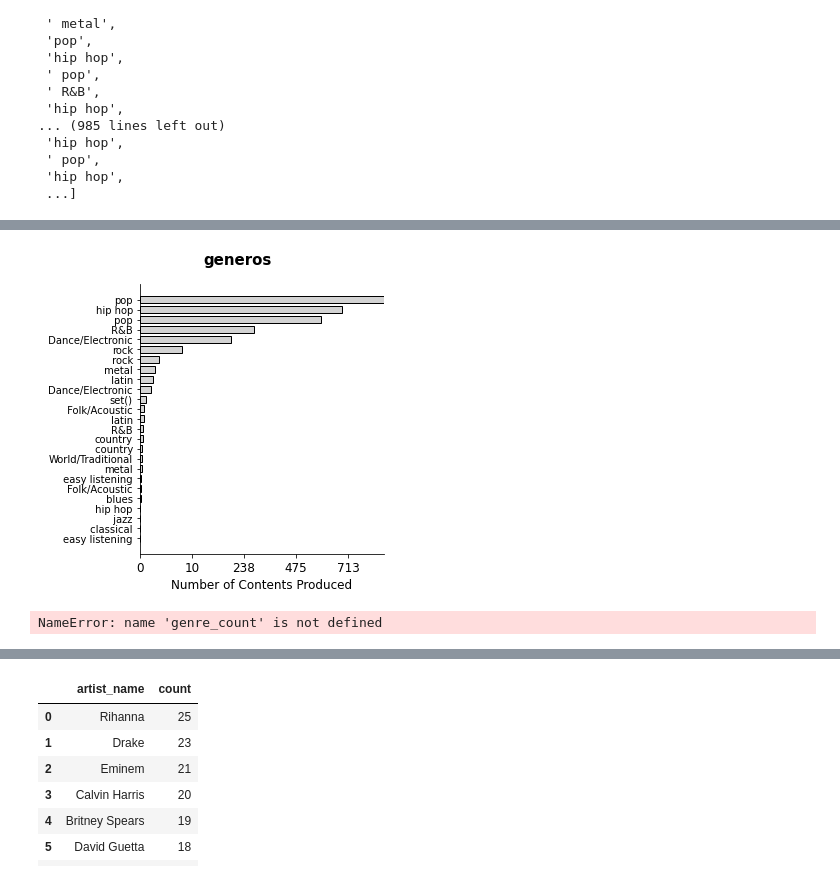
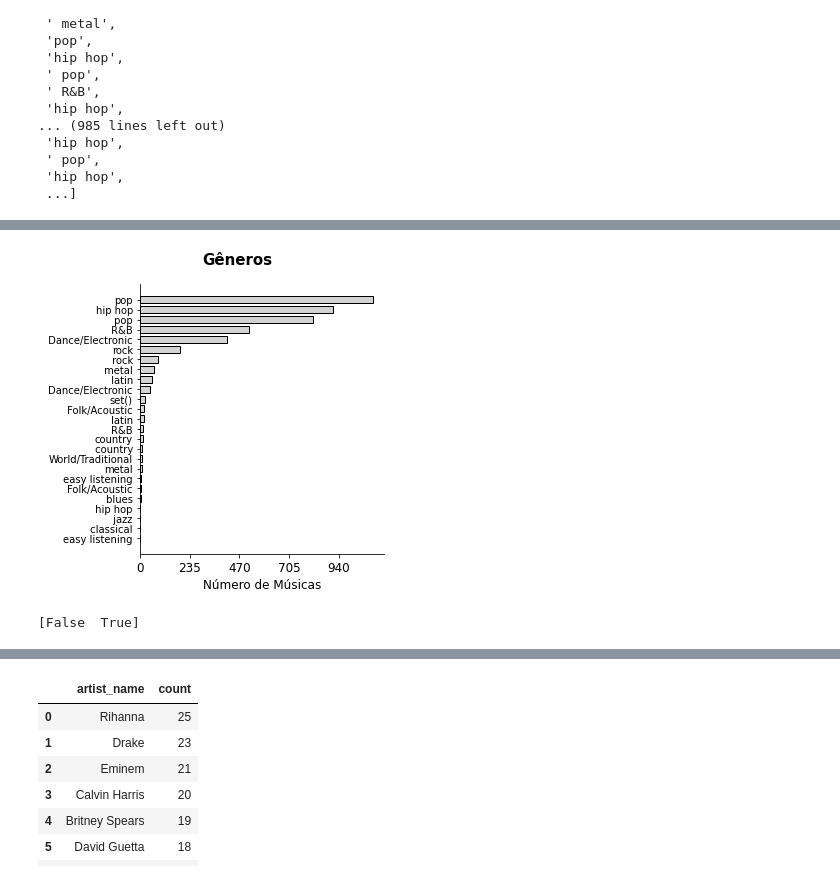
Before and after one commit to lucallegari/project02, a Jupyter notebook: projeto.ipynb, the cells around one changed output, grey strips where cells are left out. Saved outputs shown, nothing was run; the diff lists cells and outputs as text; code cells hidden in the pictures.

```diff
--- a/projeto.ipynb
+++ b/projeto.ipynb
@@ -114,8 +115,9 @@ df_songs['genre'].apply(lambda x : x.split(',')).sum()
  'hip hop',
  ...]
 # %%
-first_genre_list = df_songs['genre'].apply(lambda x : x.split(',')).sum()
-first_genre_count = Counter(first_genre_list).most_common()
-df_first_genre_count = pd.DataFrame(first_genre_count)
-df_first_genre_count.columns = ['first_genre_name', 'count']
-df_first_genre_count.head(10)
+genre_list = df_songs['genre'].apply(lambda x : x.split(',')).sum()
+genre_count = Counter(genre_list).most_common()
+df_genre_count = pd.DataFrame(genre_count)
+df_genre_count.columns = ['genre_name', 'count']
+df_genre_count.head(10)
+df_genre_complete = pd.concat([df_songs, df_genre_count])
@@ -146,28 +138,34 @@ ValueError: Could not interpret value `energy` for parameter `x`
 # %%
 fig, ax = plt.subplots(1, 1, figsize=(5,5))
 
-xtichlabels = 0, 10, 238, 475, 713, 950
+xtichlabels = 0, 235, 470, 705, 940
 
-ax.barh(df_first_genre_count.sort_values(by='count')['first_genre_name'],
-        df_first_genre_count.sort_values(by='count')['count'],
+ax.barh(df_genre_count.sort_values(by='count')['genre_name'],
+        df_genre_count.sort_values(by='count')['count'],
         color='lightgray', edgecolor='black', linewidth=1, height=0.7
        )
 
-# Hide Spiines
+# Escondendo spines de cima e da direita
 for s in ["top", "right"]:
     ax.spines[s].set_visible(False)
 
 # X axis
-ax.set_xlabel("Number of Contents Produced", fontsize=12, fontweight='medium')
+ax.set_xlabel("Número de Músicas", fontsize=12, fontweight='medium')
 ax.set_xticklabels(xtichlabels, fontsize=12)
 ax.tick_params(axis='x', which='major', labelsize=12)
 
-# Title
-ax.set_title('generos', fontsize=15, fontweight='bold', x=0.4, y=1.05)
+# Título
+ax.set_title('Gêneros', fontsize=15, fontweight='bold', x=0.4, y=1.05)
 
-plt.xlim(0,936)
+plt.xlim(0,980)
 plt.tight_layout()
 plt.show()
 # %% [output]
-[figure, old version]
+[figure, new version]
+# %%
+values = df_songs['explicit'].value_counts()
+keys = df_songs['explicit'].unique()
+print(keys)
+# %% [output]
+[False  True]
 # %%
@@ -176,6 +172,2 @@ keys = df_songs['explicit'].unique()
 fig = go.Figure(go.Pie(values= values, labels = keys, hole = 0.3))
 fig.show()
-# %%
-genre_count.groupby('genre')['genre'].count().plot(y='Quantidade', kind='pie');
-# %% [output]
-NameError: name 'genre_count' is not defined
```
Also changed, not shown: parts of 32 cells of this notebook.
